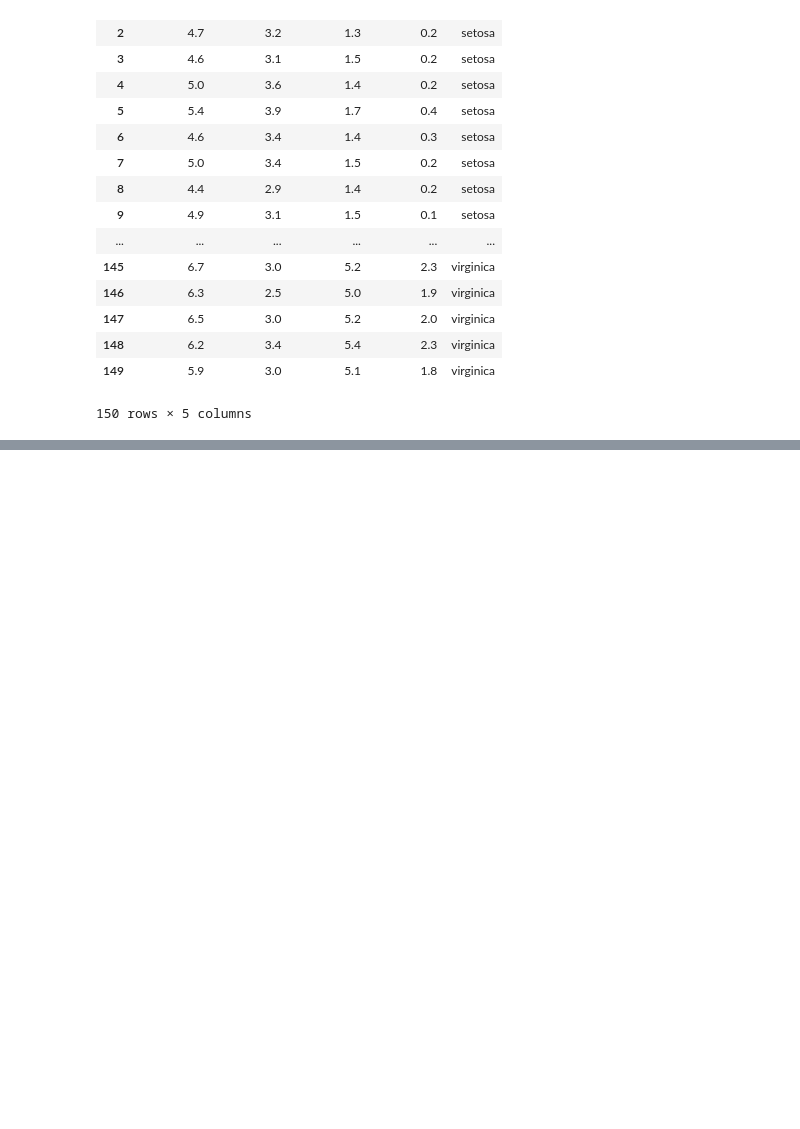
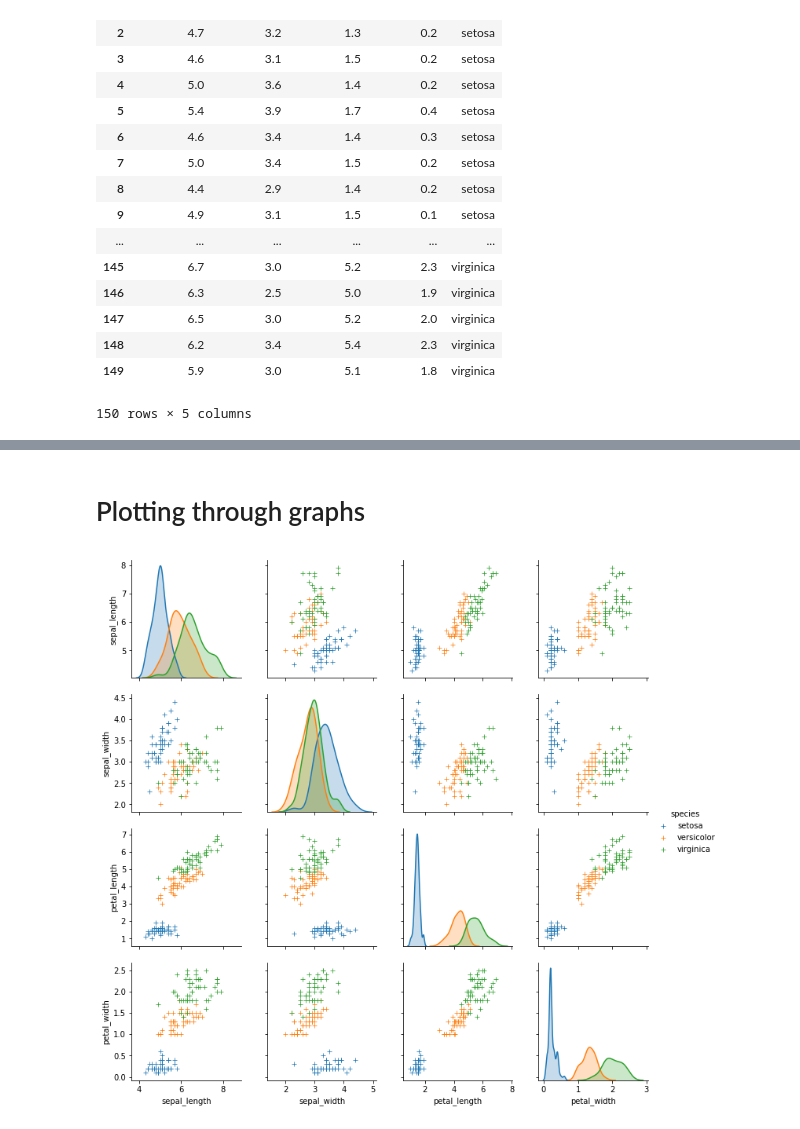
Before and after one commit to yrrag5/Emerging-Technology-Project, a Jupyter notebook: Iris-Dataset .ipynb, the cells around one changed output, grey strips where cells are left out. Cells and saved outputs as stored; diff of their text form; code cells hidden in the pictures; blank space fills up the shorter version.

```diff
--- a/Iris-Dataset .ipynb
+++ b/Iris-Dataset .ipynb
@@ -72,0 +134,9 @@ ID
+# %% [markdown]
+# Plotting through graphs
+# %%
+#Ignore furture warnings for non-tuple sequence
+# + marker used to clearly identify the points
+sns.pairplot(ID, hue="species", markers ='+')
+plt.show()
+# %% [output]
+[figure, added]
```
Also changed, not shown: parts of 9 cells of this notebook, 2 other files.
